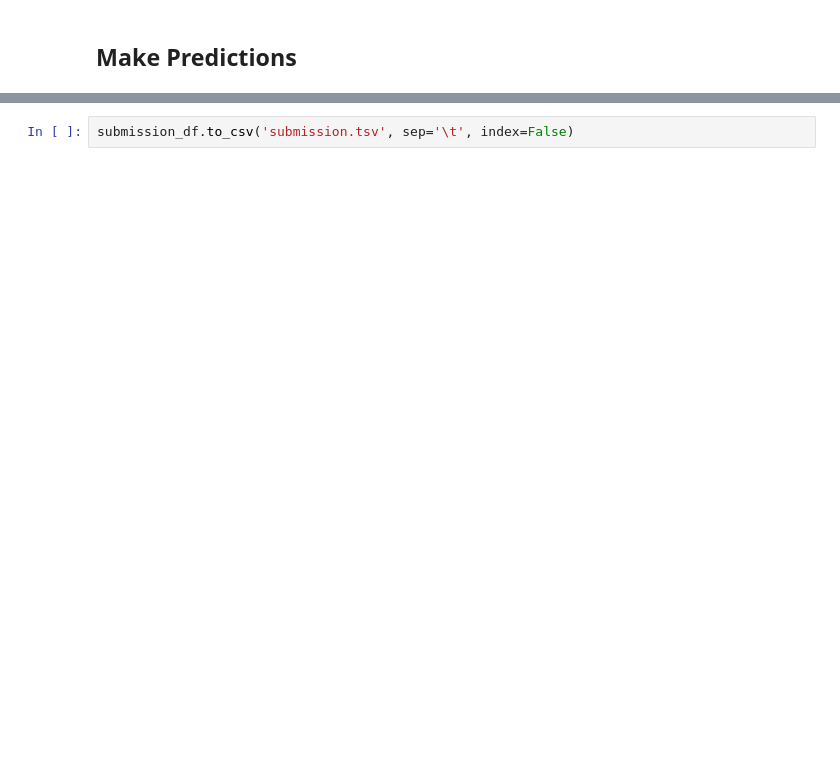
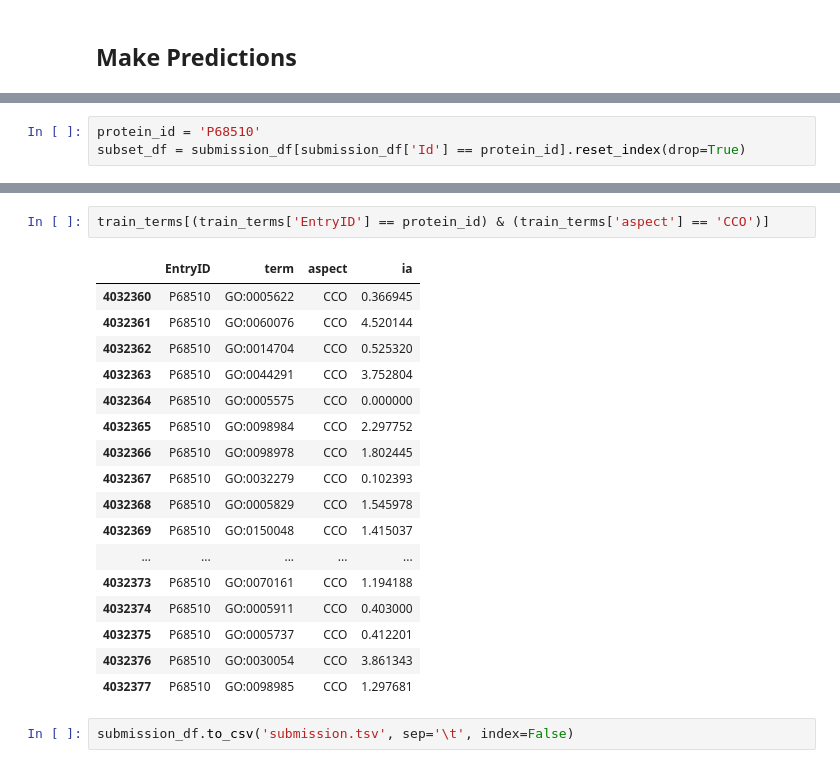
Before and after one commit to oshbocker/CAFA, a Jupyter notebook: CAFA_baseline.ipynb, the cells around one changed output, grey strips where cells are left out. Drawn from its saved outputs; the diff is of its cells as text; blank space fills up the shorter version.

```diff
--- a/CAFA_baseline.ipynb
+++ b/CAFA_baseline.ipynb
@@ -925,0 +922,3 @@ submission_df.head()
+# %%
+protein_id = 'P68510'
+subset_df = submission_df[submission_df['Id'] == protein_id].reset_index(drop=True)
@@ -926,2 +943,22 @@ submission_df.head()
+# %%
+train_terms[(train_terms['EntryID'] == protein_id) & (train_terms['aspect'] == 'CCO')]
+# %% [output]
+|  | EntryID | term | aspect | ia |
+| 4032360 | P68510 | GO:0005622 | CCO | 0.366945 |
+| 4032361 | P68510 | GO:0060076 | CCO | 4.520144 |
+| 4032362 | P68510 | GO:0014704 | CCO | 0.525320 |
+| 4032363 | P68510 | GO:0044291 | CCO | 3.752804 |
+| 4032364 | P68510 | GO:0005575 | CCO | 0.000000 |
+| 4032365 | P68510 | GO:0098984 | CCO | 2.297752 |
+| 4032366 | P68510 | GO:0098978 | CCO | 1.802445 |
+| 4032367 | P68510 | GO:0032279 | CCO | 0.102393 |
+| 4032368 | P68510 | GO:0005829 | CCO | 1.545978 |
+| 4032369 | P68510 | GO:0150048 | CCO | 1.415037 |
+| ... | ... | ... | ... | ... |
+| 4032373 | P68510 | GO:0070161 | CCO | 1.194188 |
+| 4032374 | P68510 | GO:0005911 | CCO | 0.403000 |
+| 4032375 | P68510 | GO:0005737 | CCO | 0.412201 |
+| 4032376 | P68510 | GO:0030054 | CCO | 3.861343 |
+| 4032377 | P68510 | GO:0098985 | CCO | 1.297681 |
 # %%
 submission_df.to_csv('submission.tsv', sep='\t', index=False)
```
Also changed, not shown: parts of 24 cells of this notebook.
